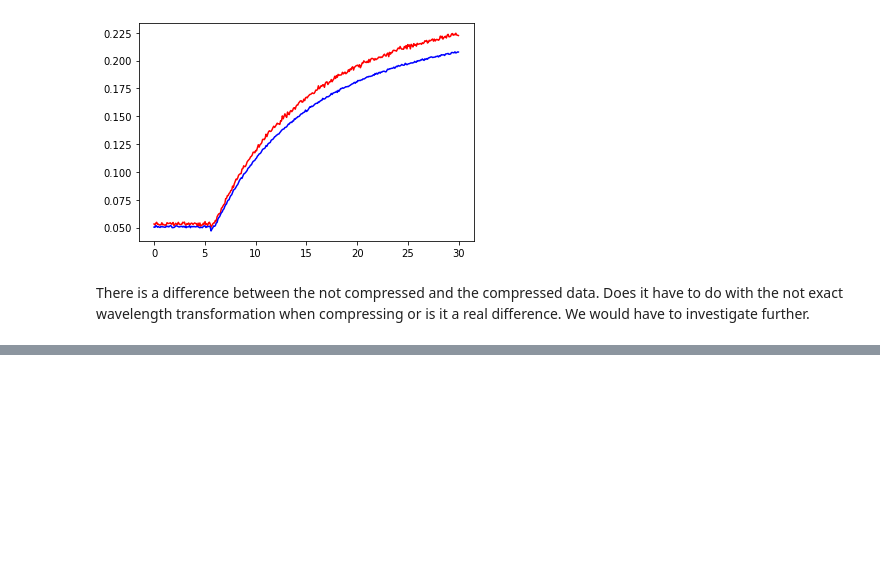
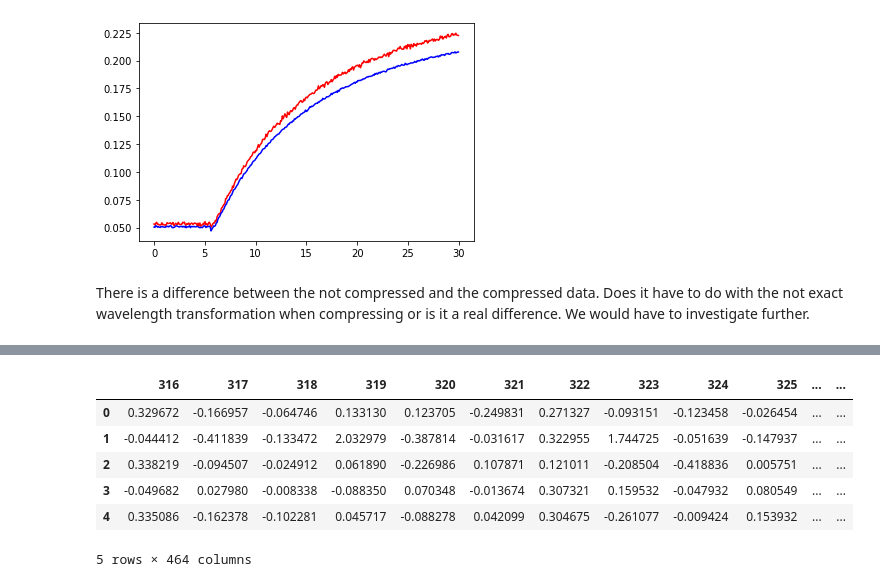
Before and after one commit to JuliaLorenzetti/data-science, a Jupyter notebook: CodingTask1_Sol.ipynb, the cells around one changed output, grey strips where cells are left out. Saved outputs shown, nothing was run; the diff lists cells and outputs as text; code cells hidden in the pictures; blank space fills up the shorter version.

```diff
--- a/CodingTask1_Sol.ipynb
+++ b/CodingTask1_Sol.ipynb
@@ -130,3 +130,7 @@ for i in [1,7]: #,14,21,28]: # higher column grouping gives funny plots, so only
 [figure]
 # %% [markdown]
 There is a difference between the not compressed and the compressed data. Does it have to do with the not exact wavelength transformation when compressing or is it a real difference. We would have to investigate further.
+# %%
+from google.colab import drive
+drive.mount('/content/drive')
+path = '/content/drive/MyDrive/Data Science/CCD-absorbance.txt'
@@ -132,0 +139,5 @@ There is a difference between the not compressed and the compressed data. Does i
+# %%
+# alternative way to reduce the data
+import pandas as pd
+df = pd.read_csv(path, delimiter='\t', header=13)
+df.head()
@@ -132,0 +152,14 @@ There is a difference between the not compressed and the compressed data. Does i
+# %%
+import numpy as np
+rdf = df.iloc[:,2:-1]
+rdf.columns = np.int32(np.float32(rdf.columns))
+rdf = rdf.groupby(rdf.columns,axis=1).mean()
+rdf.head()
+# %% [output]
+|  | 316 | 317 | 318 | 319 | 320 | 321 | 322 | 323 | 324 | 325 | ... | ... |
+| 0 | 0.329672 | -0.166957 | -0.064746 | 0.133130 | 0.123705 | -0.249831 | 0.271327 | -0.093151 | -0.123458 | -0.026454 | ... | ... |
+| 1 | -0.044412 | -0.411839 | -0.133472 | 2.032979 | -0.387814 | -0.031617 | 0.322955 | 1.744725 | -0.051639 | -0.147937 | ... | ... |
+| 2 | 0.338219 | -0.094507 | -0.024912 | 0.061890 | -0.226986 | 0.107871 | 0.121011 | -0.208504 | -0.418836 | 0.005751 | ... | ... |
+| 3 | -0.049682 | 0.027980 | -0.008338 | -0.088350 | 0.070348 | -0.013674 | 0.307321 | 0.159532 | -0.047932 | 0.080549 | ... | ... |
+| 4 | 0.335086 | -0.162378 | -0.102281 | 0.045717 | -0.088278 | 0.042099 | 0.304675 | -0.261077 | -0.009424 | 0.153932 | ... | ... |
+5 rows × 464 columns
```
Also changed, not shown: parts of 2 cells of this notebook.
